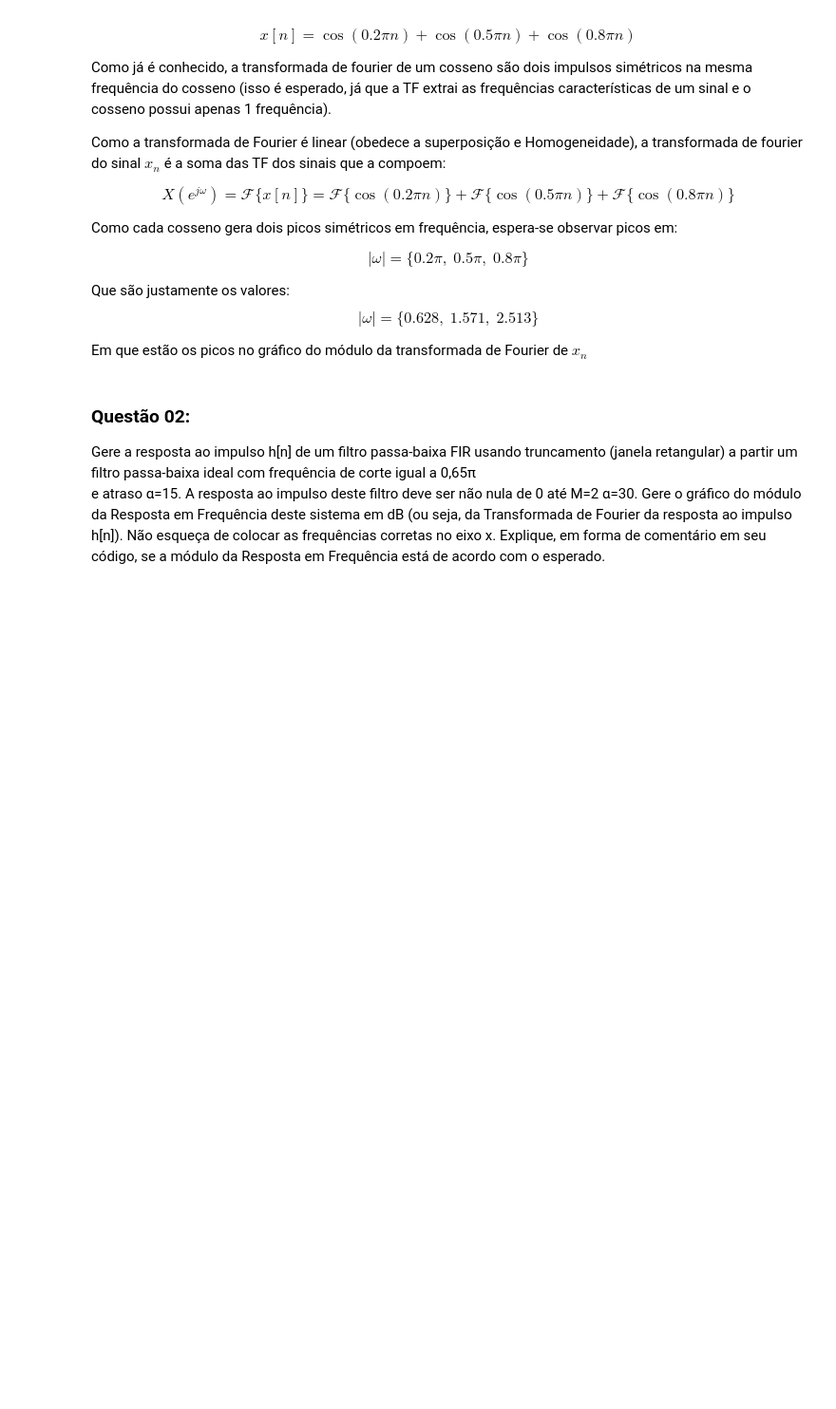
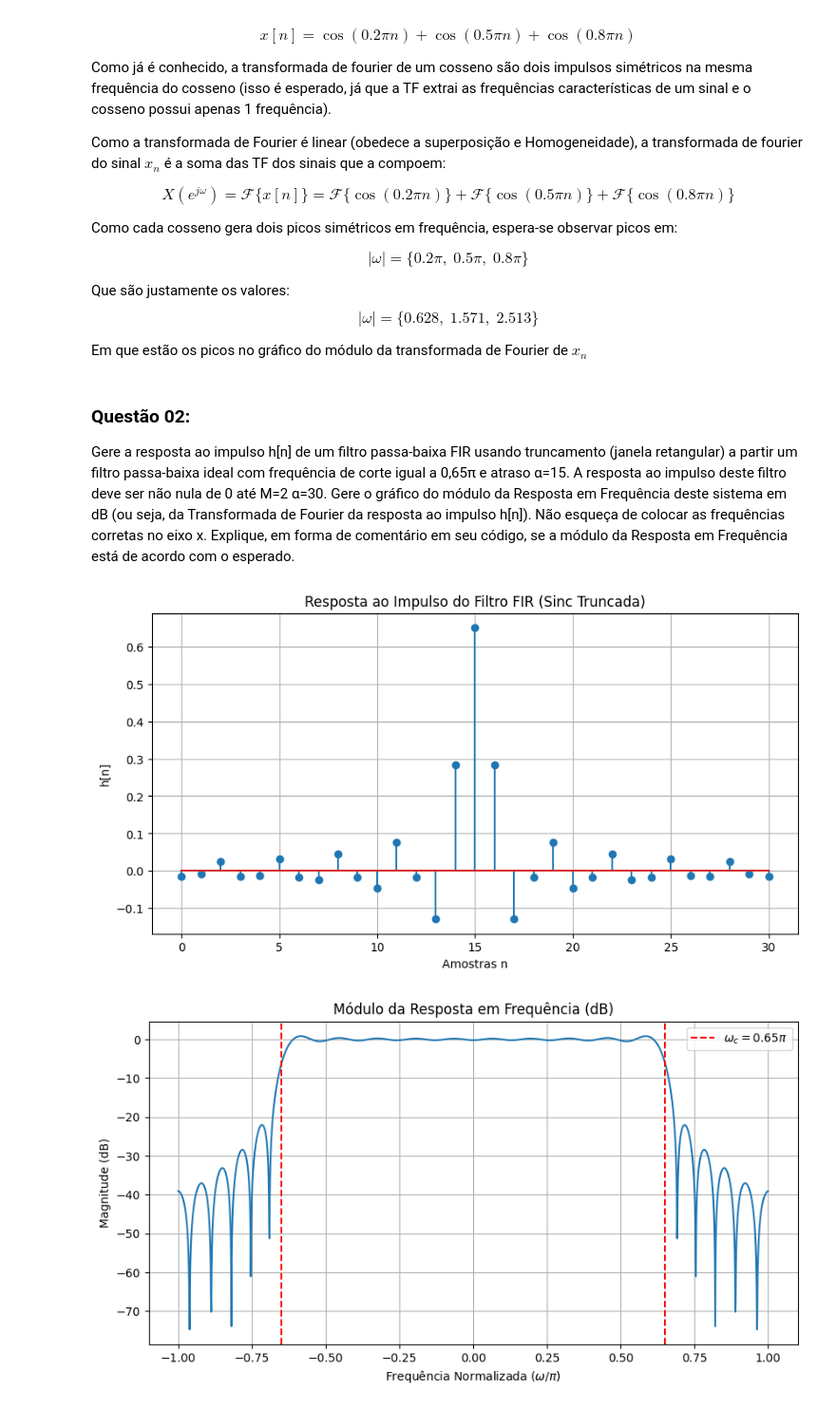
Before and after one commit to RyamLael/Processamento-digital-de-sinais, a Jupyter notebook: trabalho 01 - Filtros de Fase Linear e Janelamento.ipynb, the cells around one changed output. Shown at 95% size. Cells and saved outputs as stored; diff of their text form; code cells hidden in the pictures; blank space fills up the shorter version.

```diff
--- a/trabalho 01 - Filtros de Fase Linear e Janelamento.ipynb
+++ b/trabalho 01 - Filtros de Fase Linear e Janelamento.ipynb
@@ -96,9 +100,68 @@ Em que estão os picos no gráfico do módulo da transformada de Fourier de $x_n
 # %% [markdown]
 ### Questão 02:
 Gere  a  resposta   ao   impulso  h[n]  de   um  filtro   passa-baixa   FIR   usando   truncamento
-(janela retangular) a partir um filtro passa-baixa ideal com frequência de corte igual a 0,65π
-e atraso α=15. A resposta ao impulso deste filtro deve ser não nula de 0 até M=2 α=30. Gere
-o gráfico do módulo da Resposta em Frequência deste sistema em dB  (ou seja, da
-Transformada   de   Fourier  da   resposta   ao   impulso   h[n]).   Não   esqueça   de   colocar   as
-frequências   corretas   no   eixo   x.  Explique,   em   forma   de   comentário   em   seu   código,   se   a
-módulo da Resposta em Frequência  está de acordo com o esperado.
+(janela retangular) a partir um filtro passa-baixa ideal com frequência de corte igual a 0,65π  e atraso α=15. A resposta ao impulso deste filtro deve ser não nula de 0 até M=2 α=30. Gere  o gráfico do módulo da Resposta em Frequência deste sistema em dB  (ou seja, da  Transformada   de   Fourier  da   resposta   ao   impulso   h[n]).   Não   esqueça   de   colocar   as  frequências   corretas   no   eixo   x.  Explique,   em   forma   de   comentário   em   seu   código,   se   a  módulo da Resposta em Frequência  está de acordo com o esperado.
+# %%
+# Parâmetros do filtro
+wc = 0.65 * np.pi     # frequência de corte
+alpha = 15            # atraso (centro do filtro)
+M = 2 * alpha         # comprimento total = 30
+n = np.arange(0, M+1) # n = 0 ... 30
+
+# Modelando uma resposta ao impulso ideal do filtro passa baixa:
+# h_ideal[n] = sin(wc (n - alpha)) / (pi (n - alpha))
+h_ideal = np.zeros_like(n, dtype=float)
+
+for i, ni in enumerate(n):
+    if ni == alpha:
+        # limite de sin(x)/x = wc/pi
+        h_ideal[i] = wc / np.pi
+    else:
+        h_ideal[i] = np.sin(wc * (ni - alpha)) / (np.pi * (ni - alpha))
+
+# Janela retangular
+w = np.ones(M+1)
+
+# Truncamento do filtro
+h = h_ideal * w
+
+# Transformada de Fourier (FFT)
+Nfft = 2048
+H = np.fft.fft(h, Nfft)
+H_shift = np.fft.fftshift(H)
+
+# eixo de frequências
+omega = np.linspace(-np.pi, np.pi, Nfft)
+
+# Eixo das frequências normalizado
+omega_norm = omega / np.pi
+
+# Frequência de corte normalizada
+wc_norm = wc / np.pi
+
+# Módulo em dB
+H_dB = 20 * np.log10(np.abs(H_shift) + 1e-12)
+
+# Gráfico da resposta ao impulso (sinc truncada)
+plt.figure(figsize=(10,5))
+plt.stem(n, h)
+plt.title("Resposta ao Impulso do Filtro FIR (Sinc Truncada)")
+plt.xlabel("Amostras n")
+plt.ylabel("h[n]")
+plt.grid(True)
+plt.show()
+
+# Gráfico da resposta em frequência
+plt.figure(figsize=(10,5))
+plt.plot(omega_norm, H_dB)
+plt.title("Módulo da Resposta em Frequência (dB)")
+plt.xlabel(r"Frequência Normalizada ($\omega/ \pi$)")
+plt.ylabel("Magnitude (dB)")
+plt.grid(True)
+plt.axvline(wc_norm, color='r', linestyle='--', label=r'$\omega_c = 0.65\pi$')  # Linha marcando wc_norm
+plt.axvline(-wc_norm, color='r', linestyle='--')                                # Linha marcando -wc_norm
+plt.legend()
+plt.show()
+# %% [output]
+[figure, added]
+[figure, added]
```
Also changed, not shown: parts of 37 cells of this notebook.
